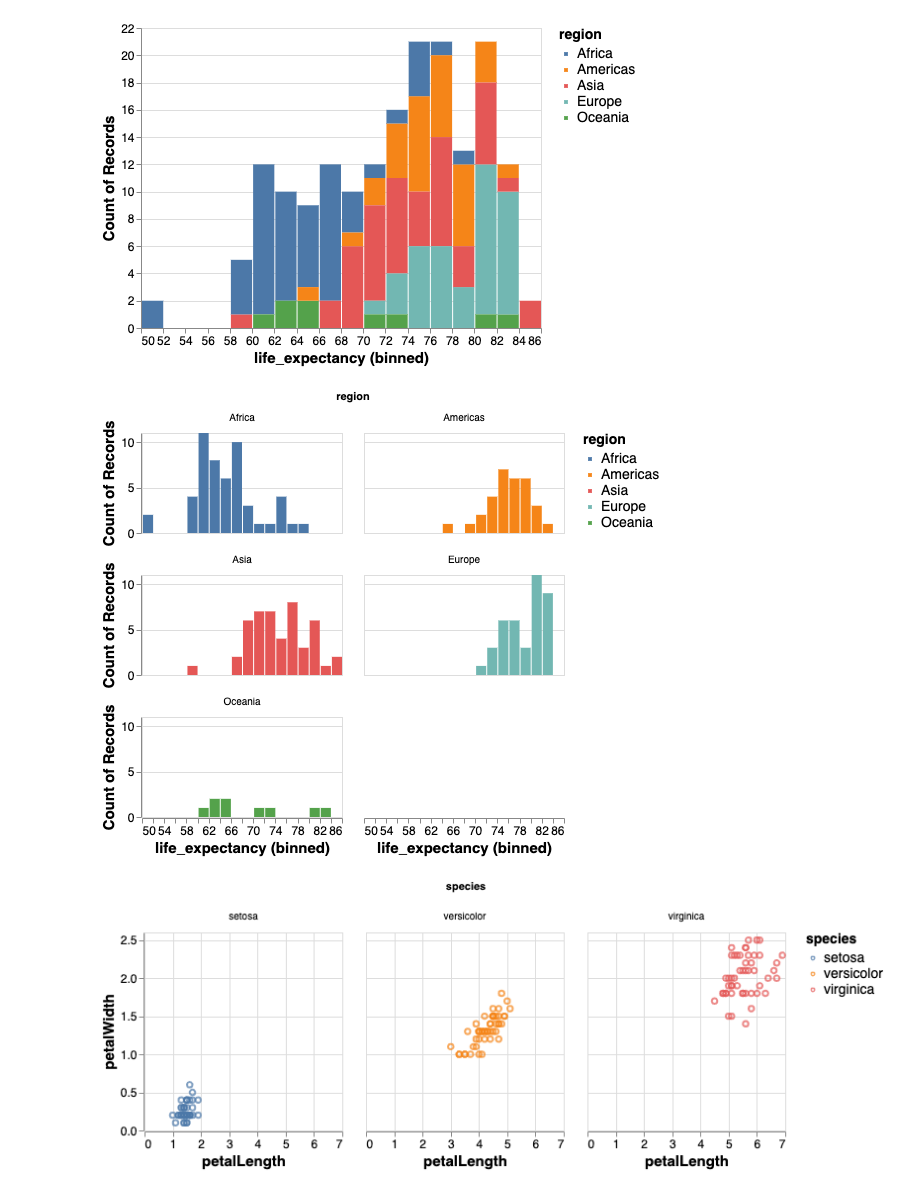
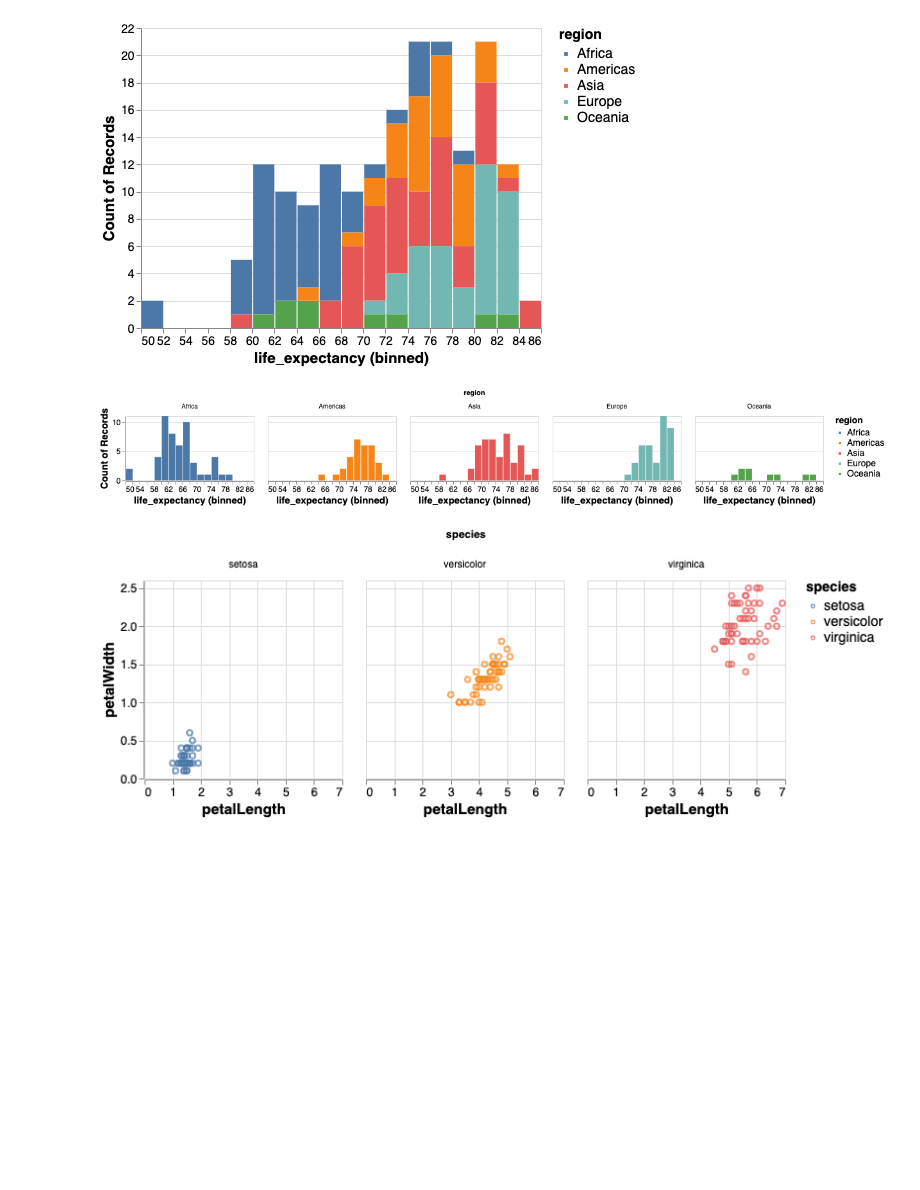
Before and after one commit to chuangw6/MDS_Courses, a Jupyter notebook: Block2/DSCI531_Viz1/quiz_review/quiz1_1.ipynb, the cells around one changed output. Drawn from its saved outputs; the diff is of its cells as text; code cells hidden in the pictures; blank space fills up the shorter version.

```diff
--- a/Block2/DSCI531_Viz1/quiz_review/quiz1.ipynb
+++ b/Block2/DSCI531_Viz1/quiz_review/quiz1_1.ipynb
@@ -396,23 +497,23 @@ alt_facet_1
 # %%
 # It is better to use the position visual encoding to separate bars into subplots, or facets.
 # this multiple subplotting is called
 # -----------------------------------
 # Facet plotting | multiple views
 # -----------------------------------
 
 alt_facet_2 = (alt.Chart(gm2018)
                .mark_bar()
                .encode(x=alt.X('life_expectancy',
                                bin=alt.Bin(maxbins=30)),
                        y='count()',
                        color='region')
                .properties(width=200, height=100)            # figure size
-               .facet('region', columns=2)                   # separate bars into subplots, or facets.
+               .facet('region', columns=5)                   # separate bars into subplots, or facets.
               )
 
 alt_facet_2
 # %% [output]
-[figure, old version]
+[figure, new version]
 # %%
 alt_facet_3 = (alt.Chart(iris)
                .mark_point()
```
Also changed, not shown: parts of 39 cells of this notebook, 10 other files.
